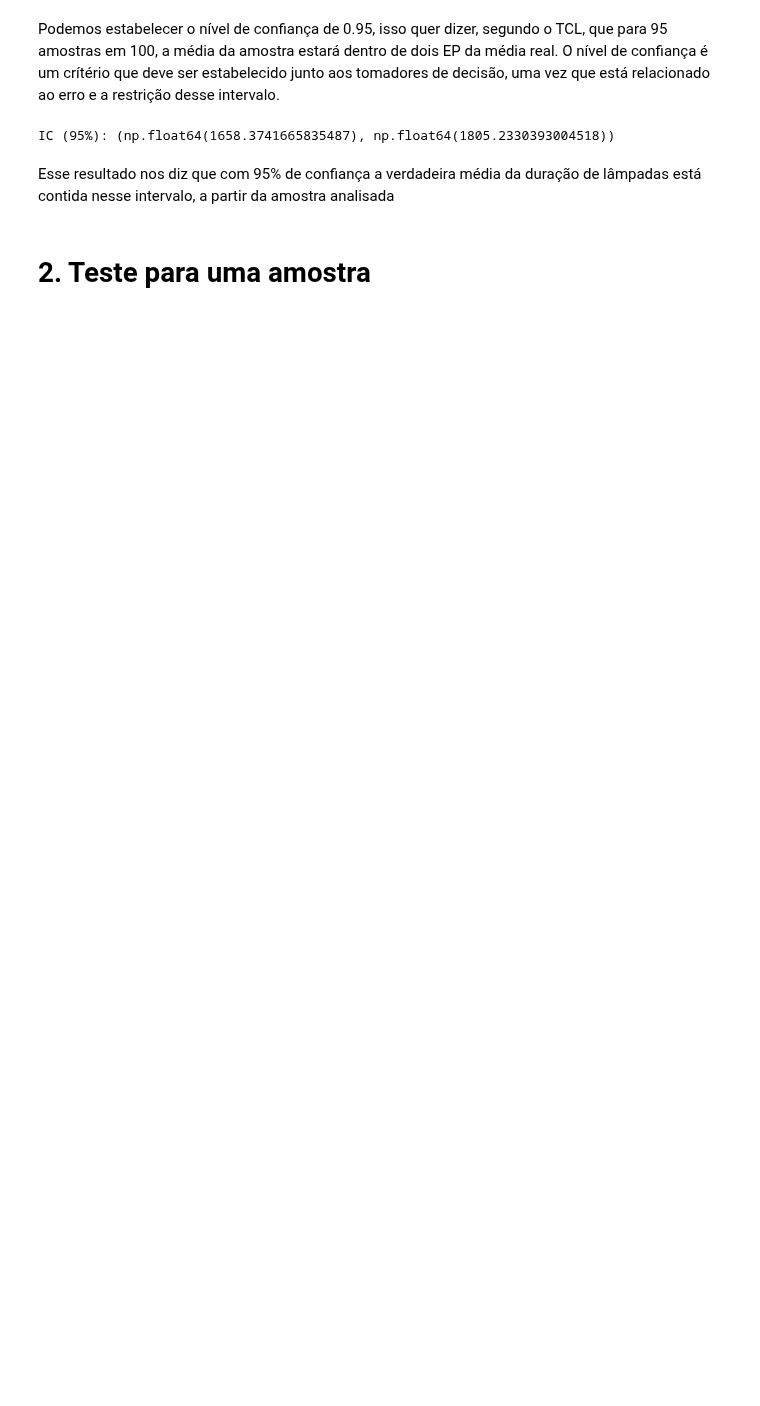
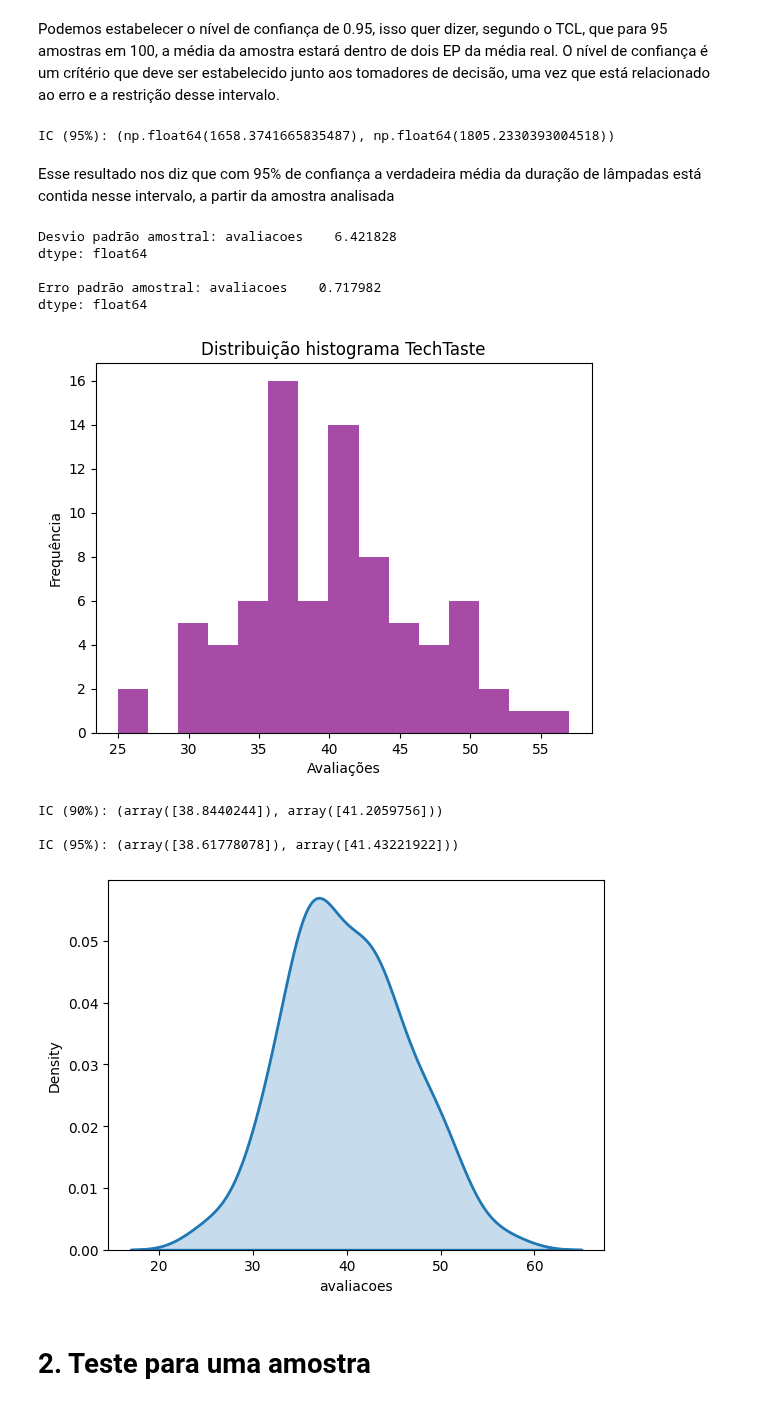
Before and after one commit to C3P0gan/Tutorials, a Jupyter notebook: Alura/Formacao_Data_Science/Testando_Hipoteses/[Aula_0]_Data_Science_Testes_com_Data_Science.ipynb, the cells around one changed output. Cells and saved outputs as stored; diff of their text form; code cells hidden in the pictures; blank space fills up the shorter version.

Commit message:
[UPDATE] Data Science: testando hipóteses

```diff
--- a/Alura/Formacao_Data_Science/Testando_Hipoteses/[Aula_0]_Data_Science_Testes_com_Data_Science.ipynb
+++ b/Alura/Formacao_Data_Science/Testando_Hipoteses/[Aula_0]_Data_Science_Testes_com_Data_Science.ipynb
@@ -585,6 +582,54 @@ print('IC (95%):', intervalo_confianca)
 IC (95%): (np.float64(1658.3741665835487), np.float64(1805.2330393004518))
 # %% [markdown]
 Esse resultado nos diz que com 95% de confiança a verdadeira média da duração de lâmpadas está contida nesse intervalo, a partir da amostra analisada
+# %%
+# Conjunto de dados TechTaste
+df_techtaste = pd.DataFrame({'avaliacoes': [38, 44, 33, 42, 47, 33, 36, 39, 42, 36, 39, 34, 42, 42, 36, 43, 31, 35, 36, 41, 42, 30, 25, 38, 47, 36, 32, 45, 44, 45, 37, 48, 37, 36, 44, 49, 31, 45, 45, 40, 36, 50, 38, 34, 36, 42, 46, 49, 36, 34, 38, 31, 53, 40, 57, 40, 36, 42, 26, 50, 32, 43, 35, 37, 42, 30, 36, 43, 40, 43, 44, 52, 37, 51, 35, 47, 40, 50, 37, 49]})
+# %%
+# 1. Calcule o desvio padrão amostral das avaliações.
+dp_techtaste = df_techtaste.std()
+print(f'Desvio padrão amostral: {dp_techtaste}\n')  # 6.421828
+
+# 2. Calcule o erro padrão amostral da média para as avaliações dos clientes.
+ep_techtaste = dp_techtaste / np.sqrt(len(df_techtaste))
+print(f'Erro padrão amostral: {ep_techtaste}\n')
+
+# 3. Utilizando um gráfico de histograma, analise visualmente a distribuição das avaliações dos clientes.
+plt.hist(df_techtaste['avaliacoes'], bins=15, alpha=0.7, color='purple')
+plt.title('Distribuição histograma TechTaste')
+plt.xlabel('Avaliações')
+plt.ylabel('Frequência')
+plt.show()
+
+sns.kdeplot(df_techtaste['avaliacoes'], linewidth=2, fill=True)
+
+# 4. Observe o formato da distribuição gerado no histograma. Ele se assemelha a uma distribuição normal?
+# Ja!
+
+# 5. Com um nível de confiança de 90%, calcule o intervalo de confiança para a média das avaliações.
+media_techtaste = df_techtaste['avaliacoes'].mean()
+intervalo_confianca = stats.norm.interval(confidence=0.9,
+                                          loc=media_techtaste,
+                                          scale=ep_techtaste)
+print('\nIC (90%):', intervalo_confianca)
+
+# 6. A largura do intervalo de confiança seria afetada se o nível de confiança fosse aumentado para 95%?
+ic_techtaste = stats.norm.interval(confidence=0.95,
+                                   loc=media_techtaste,
+                                   scale=ep_techtaste)
+print('\nIC (95%):', ic_techtaste, '\n')
+# Ja!
+# %% [output]
+Desvio padrão amostral: avaliacoes    6.421828
+dtype: float64
+
+Erro padrão amostral: avaliacoes    0.717982
+dtype: float64
+[figure, added]
+IC (90%): (array([38.8440244]), array([41.2059756]))
+
+IC (95%): (array([38.61778078]), array([41.43221922]))
+[figure, added]
 # %% [markdown]
 # 2. Teste para uma amostra
 # %% [markdown]
```
Also changed, not shown: parts of 17 cells of this notebook.
